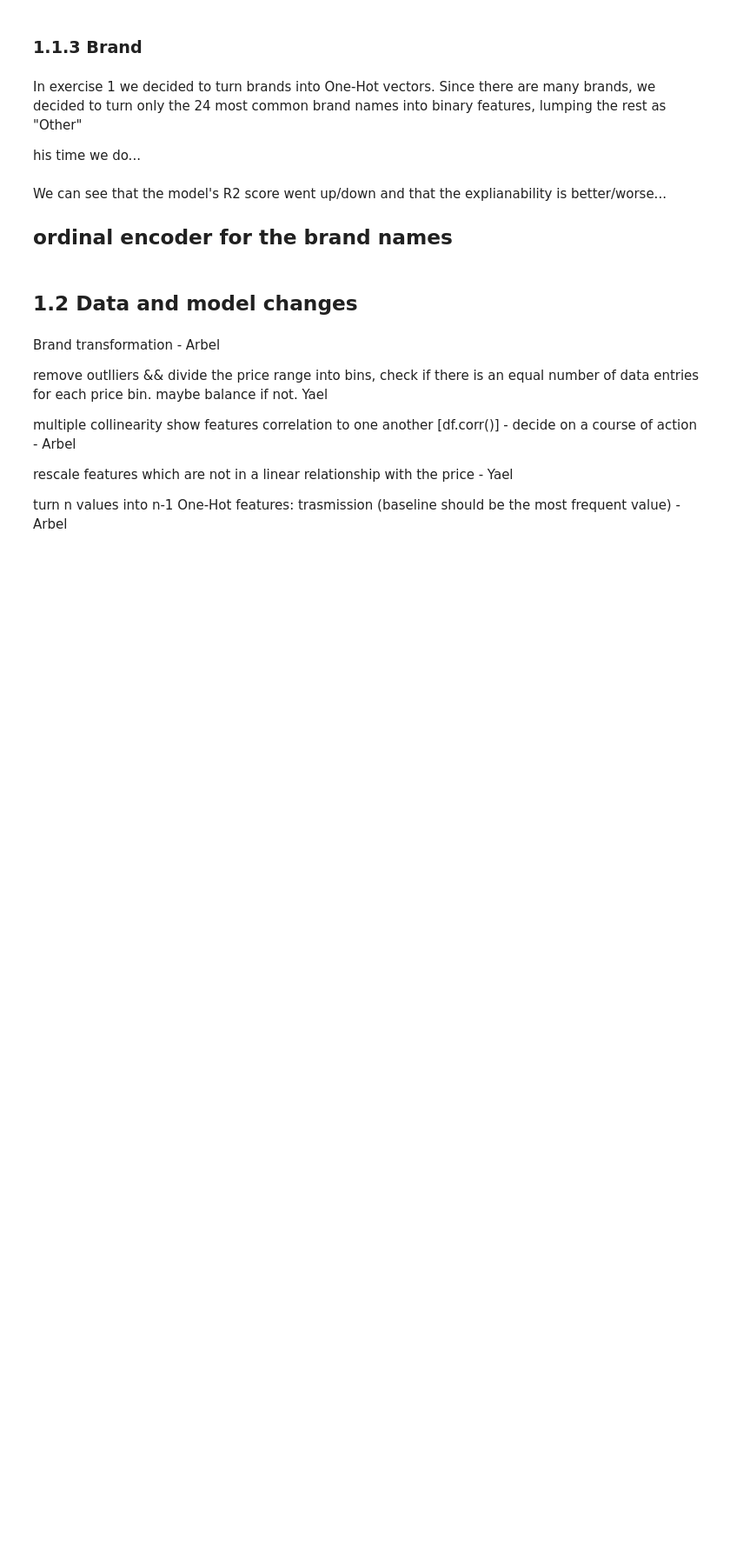
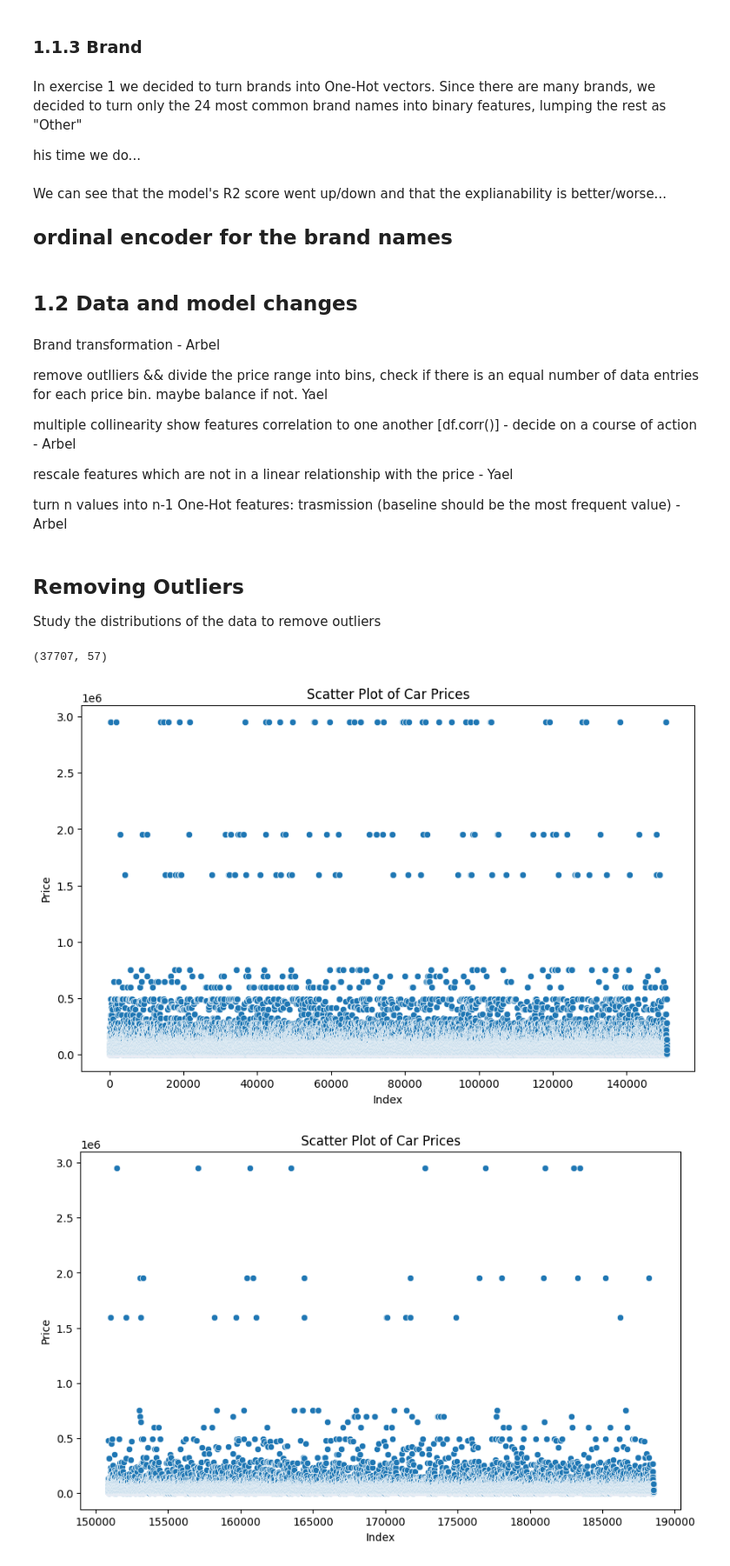
Before and after one commit to YaelDahariBIU/Tabular-Data, a Jupyter notebook: Part_2/part_2.ipynb, the cells around one changed output. Shown at 87% size. Drawn from its saved outputs; the diff is of its cells as text; code cells hidden in the pictures; blank space fills up the shorter version.

Commit message:
removing some of the outliers and checking the balance of the data

```diff
--- a/Part_2/part_2.ipynb
+++ b/Part_2/part_2.ipynb
@@ -316,3 +316,27 @@ multiple collinearity show features correlation to one another [df.corr()] - dec
 rescale features which are not in a linear relationship with the price - Yael
 
 turn n values into n-1 One-Hot features: trasmission (baseline should be the most frequent value) - Arbel
+# %% [markdown]
+## Removing Outliers
+Study the distributions of the data to remove outliers
+# %%
+df_test.shape
+# %% [output]
+(37707, 57)
+# %%
+plt.figure(figsize=(10, 6))
+sns.scatterplot(data=df_train, x=df_train.index, y='price')
+plt.title('Scatter Plot of Car Prices')
+plt.xlabel('Index')
+plt.ylabel('Price')
+plt.show()
+
+plt.figure(figsize=(10, 6))
+sns.scatterplot(data=df_test, x=df_test.index, y='price')
+plt.title('Scatter Plot of Car Prices')
+plt.xlabel('Index')
+plt.ylabel('Price')
+plt.show()
+# %% [output]
+[figure, added]
+[figure, added]
```
Also changed, not shown: parts of 11 cells of this notebook.
